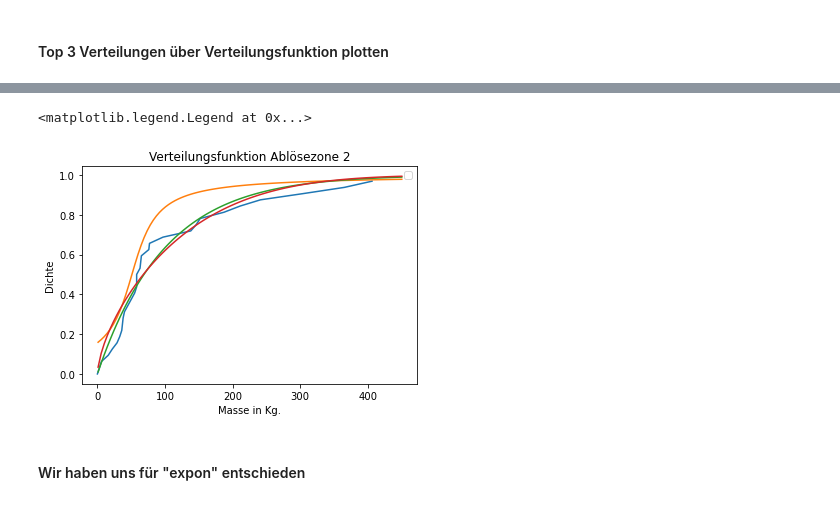
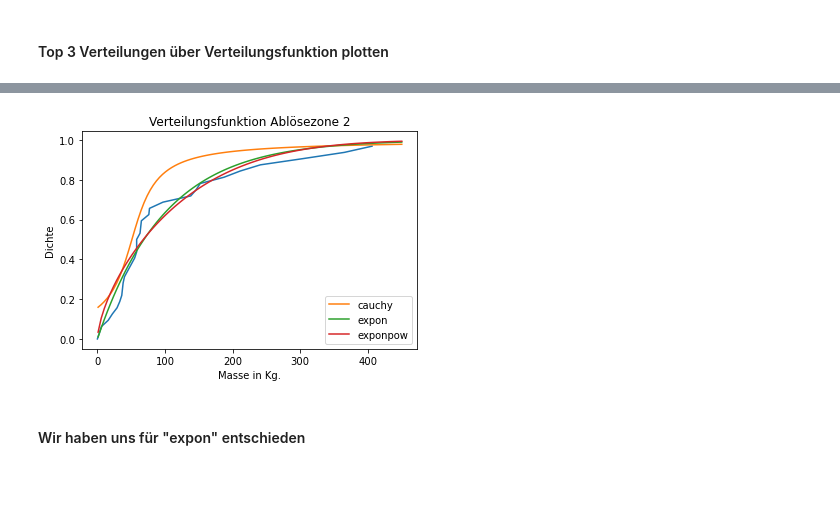
Before and after one commit to marvinvr/fhnw-steinschlag, a Jupyter notebook: scripts/MonteCarlo_Luca_Marvin_Philip_Yannic.ipynb, the cells around one changed output, grey strips where cells are left out. Drawn from its saved outputs; the diff is of its cells as text; code cells hidden in the pictures.

```diff
--- a/scripts/MonteCarlo_Luca_Marvin_Philip_Yannic.ipynb
+++ b/scripts/MonteCarlo_Luca_Marvin_Philip_Yannic.ipynb
@@ -307,10 +311,11 @@ print(zone2ExponpowVerteilungM)
 #### Top 3 Verteilungen über Verteilungsfunktion plotten
 # %%
 plt.plot(np.sort(ablöseZone2["m [kg]"]), np.linspace(0, 1, len(ablöseZone2["m [kg]"]), endpoint=False))
-plt.plot(np.linspace(1,450,100), scipy.stats.cauchy.cdf(loc = zone2CauchyVerteilungM[0], scale = zone2CauchyVerteilungM[1], x = np.linspace(1,450,100)))
-plt.plot(np.linspace(1,450,100), scipy.stats.expon.cdf(loc = zone2ExponVerteilungM[0], scale = zone2ExponVerteilungM[1], x = np.linspace(1,450,100)))
-plt.plot(np.linspace(1,450,100), scipy.stats.exponpow.cdf(b = zone2ExponpowVerteilungM[0], loc = zone2ExponpowVerteilungM[1], scale = zone2ExponpowVerteilungM[2], x = np.linspace(1,450,100)))
+plt.plot(np.linspace(1,450,100), scipy.stats.cauchy.cdf(loc = zone2CauchyVerteilungM[0], scale = zone2CauchyVerteilungM[1], x = np.linspace(1,450,100)),label="cauchy")
+plt.plot(np.linspace(1,450,100), scipy.stats.expon.cdf(loc = zone2ExponVerteilungM[0], scale = zone2ExponVerteilungM[1], x = np.linspace(1,450,100)),label="expon")
+plt.plot(np.linspace(1,450,100), scipy.stats.exponpow.cdf(b = zone2ExponpowVerteilungM[0], loc = zone2ExponpowVerteilungM[1], scale = zone2ExponpowVerteilungM[2], x = np.linspace(1,450,100)),label="exponpow")
 plt.title("Verteilungsfunktion Ablösezone 2")
 plt.ylabel("Dichte")
 plt.xlabel("Masse in Kg.")
+plt.legend()
 # %% [output]
@@ -318,5 +323,4 @@ WARNING:matplotlib.legend:No handles with labels found to put in legend.
-<matplotlib.legend.Legend at 0x...>
-[figure, old version]
+[figure, new version]
 # %% [markdown]
 #### Wir haben uns für "expon" entschieden
 # %% [markdown]
```
Also changed, not shown: parts of 6 cells of this notebook.
